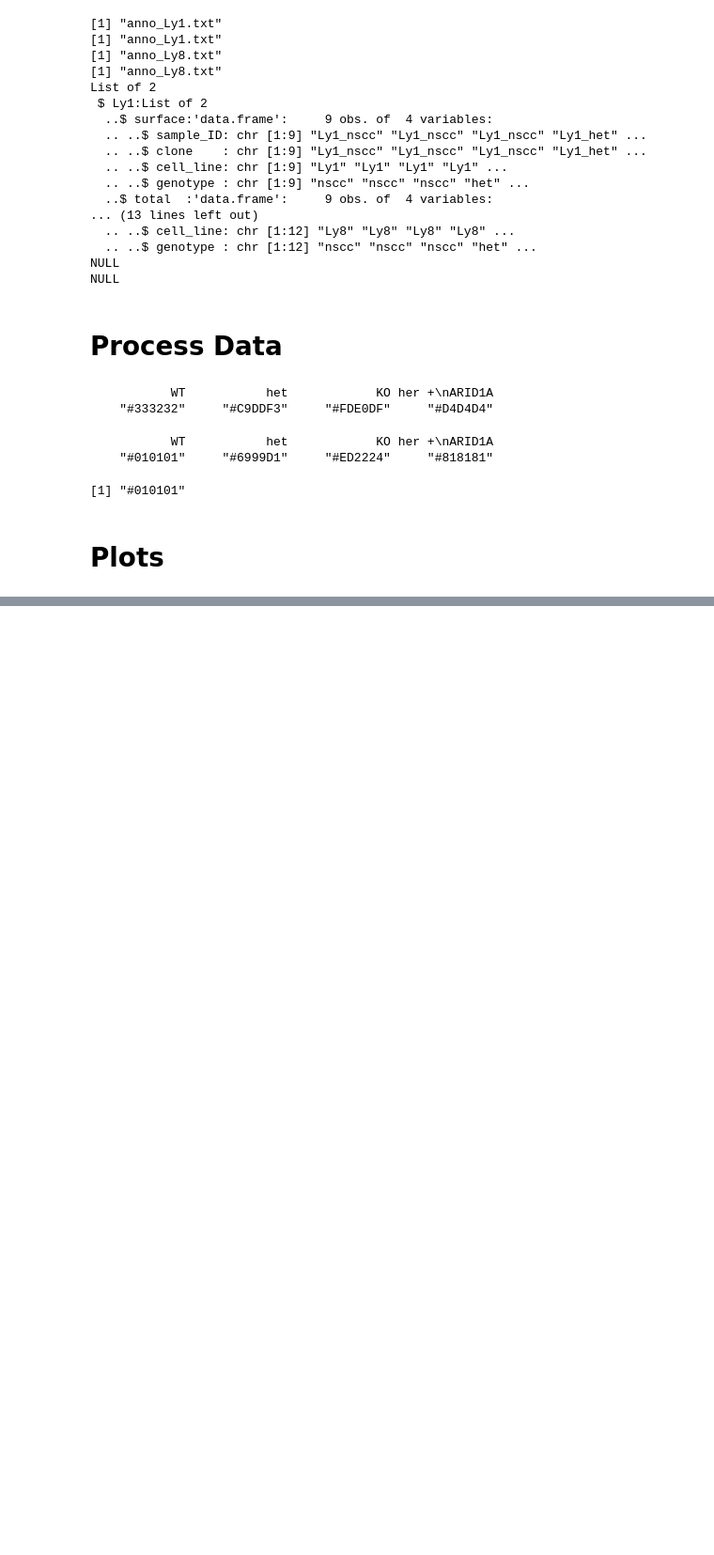
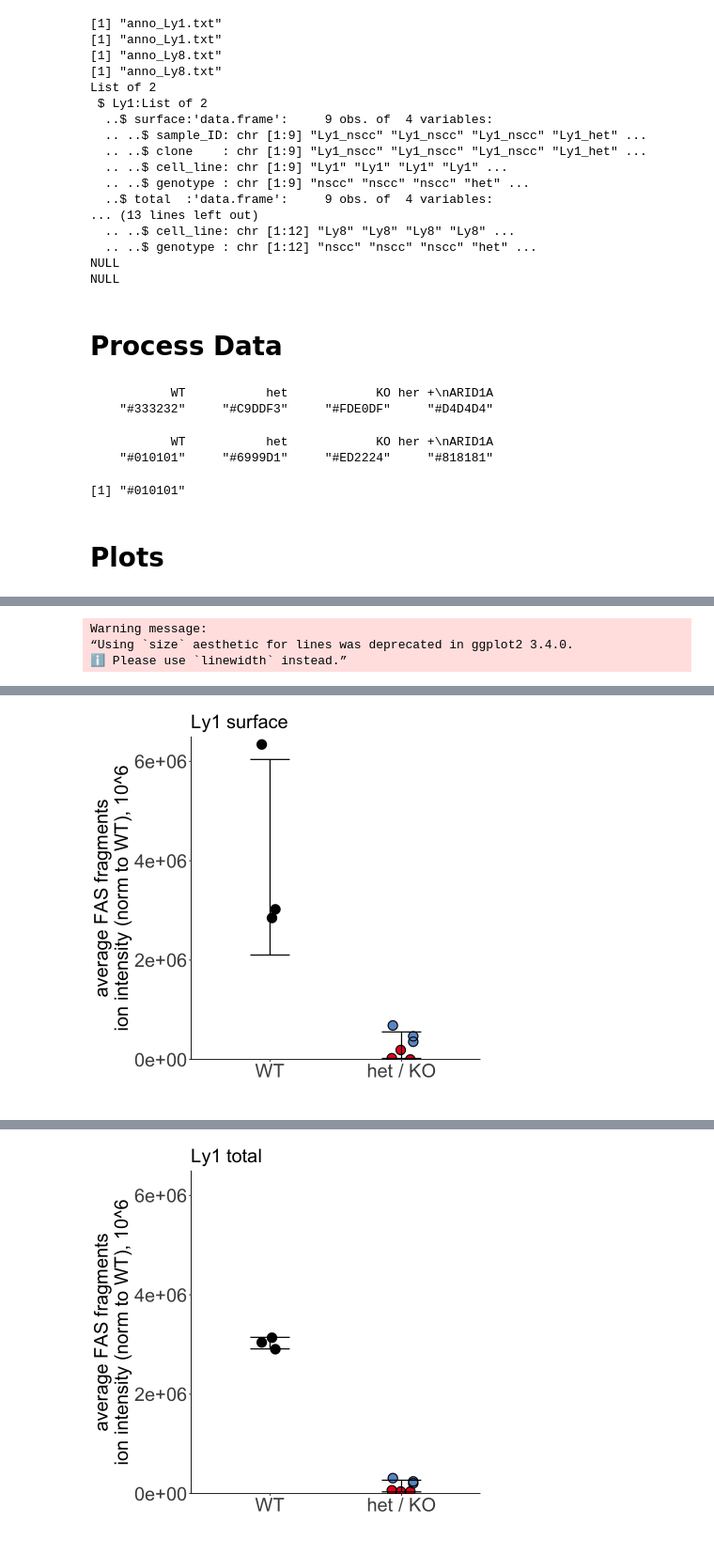
Before and after one commit to colomemaria/ARID1A_follicular_lymphoma, a Jupyter notebook: MassSpec/massSpec_FAS_surface_total.ipynb, the cells around one changed output, grey strips where cells are left out. Shown: that part at 94% size. Saved outputs shown, nothing was run; the diff lists cells and outputs as text; code cells hidden in the pictures; blank space fills up the shorter version.

```diff
--- a/MassSpec/massSpec_FAS_surface_total.ipynb
+++ b/MassSpec/massSpec_FAS_surface_total.ipynb
@@ -469,0 +313,66 @@ Warning message in geom_errorbar(data = df_means, aes(x = method, min = mean - s
+# %%
+for(cell_line in cell_lines
+       ){
+    print(cell_line)
+    for(mtype in massSpecType){
+        print(mtype)
+        # subset
+        my_counts <- as.data.frame(unlist(counts[[cell_line]][[mtype]]))
+        colnames(my_counts) <- "value"
+
+        my_counts$group_original <- gsub(".*[_](.+)[_].*", "\\1"
+                         ,rownames(my_counts))
+        my_counts$group_original <- sapply(my_counts$group_original
+                                     ,function(g) {
+                                         ifelse(g == "nscc"
+                                                 ,"WT"
+                                                 ,ifelse(g=="rsc"
+                                                        ,"het+\nARID1A"
+                                                        ,g)
+                                               )
+                                     }
+                                    )
+
+        my_counts$genotype <- my_counts$group_original
+        my_counts$genotype[ my_counts$genotype %in% c("het", "KO")] <- "het / KO"
+
+
+        my_counts$group_original <- factor(my_counts$group_original
+                                          ,levels = c("WT","het", "KO", "het+\nARID1A")
+                                          )
+        my_counts$genotype <- factor(my_counts$genotype
+                                     ,levels = c("WT","het / KO", "het+\nARID1A")
+                                     ,ordered = T
+                                     )
+
+        print(my_counts)
+
+        # define ylim_max
+        ifelse(cell_line == "Ly8"
+              ,ylim_max <- 3000000
+              ,ylim_max <- 6500000)
+
+
+        p <- pointplot(data = my_counts
+                     ,ylim = c(0,ylim_max)
+                    ,ylab = "average FAS fragments\nion intensity (norm to WT), 10^6"
+                    ,fill_vector = colors_bar
+                    ,color_vector = colors_dot
+                    ,color_border = color_border
+                    ,title = paste(cell_line,mtype)
+                    ,seed = 2)
+
+        ggsave(file=paste0("./output_plots/masSpec_FAS_"
+                           ,cell_line
+                           ,"_"
+                           ,mtype
+                           ,"_dotplot.svg")
+               , plot=p
+               , width=5
+               , height=5)
+
+        print(p)
+
+    }
+    }
+# %% [output]
@@ -469,0 +391,3 @@ Warning message in geom_errorbar(data = df_means, aes(x = method, min = mean - s
+Warning message:
+“Using `size` aesthetic for lines was deprecated in ggplot2 3.4.0.
+ℹ Please use `linewidth` instead.”
@@ -469,0 +411 @@ Warning message in geom_errorbar(data = df_means, aes(x = method, min = mean - s
+[figure, added]
@@ -469,0 +426 @@ Warning message in geom_errorbar(data = df_means, aes(x = method, min = mean - s
+[figure, added]
```
Also changed, not shown: parts of 7 cells of this notebook.
